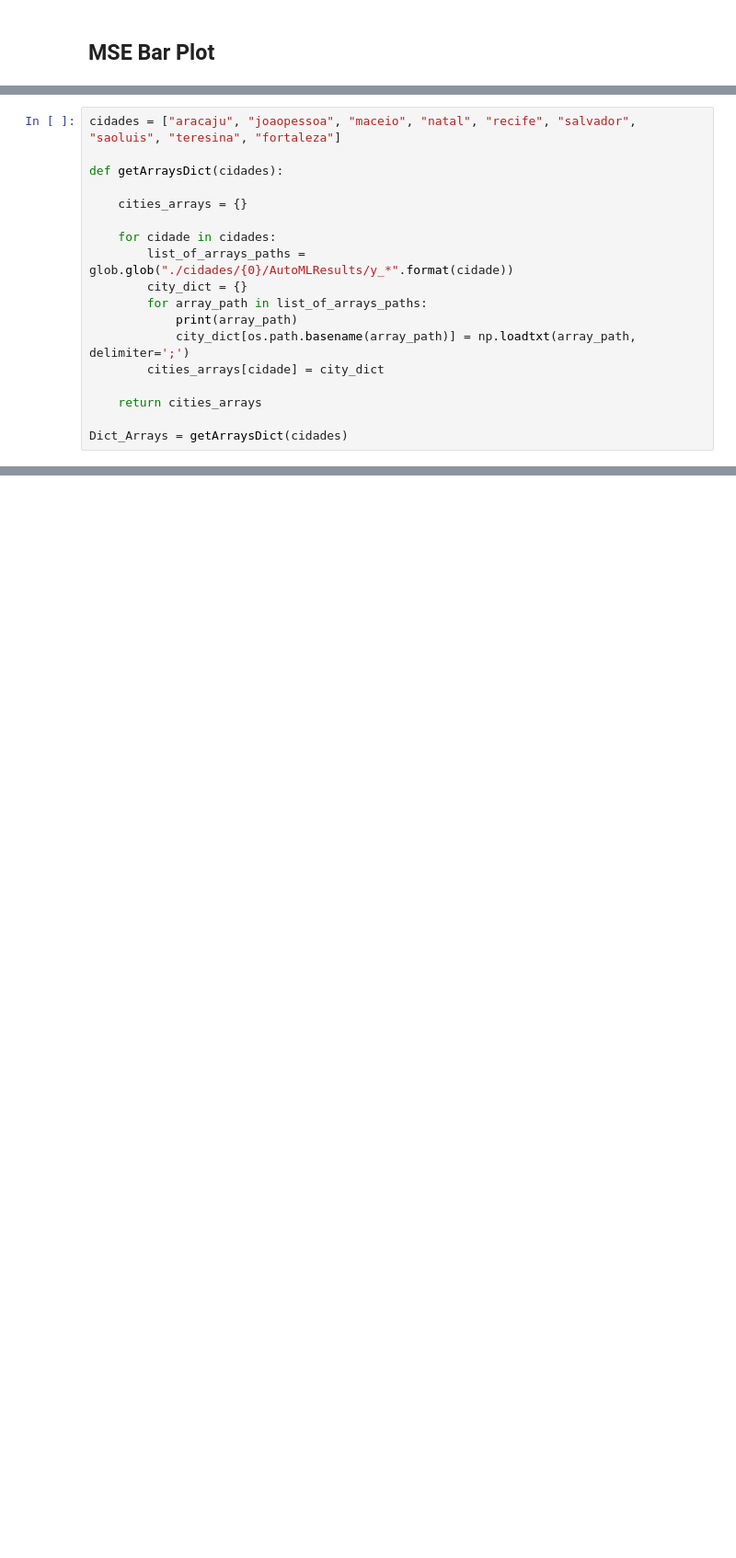
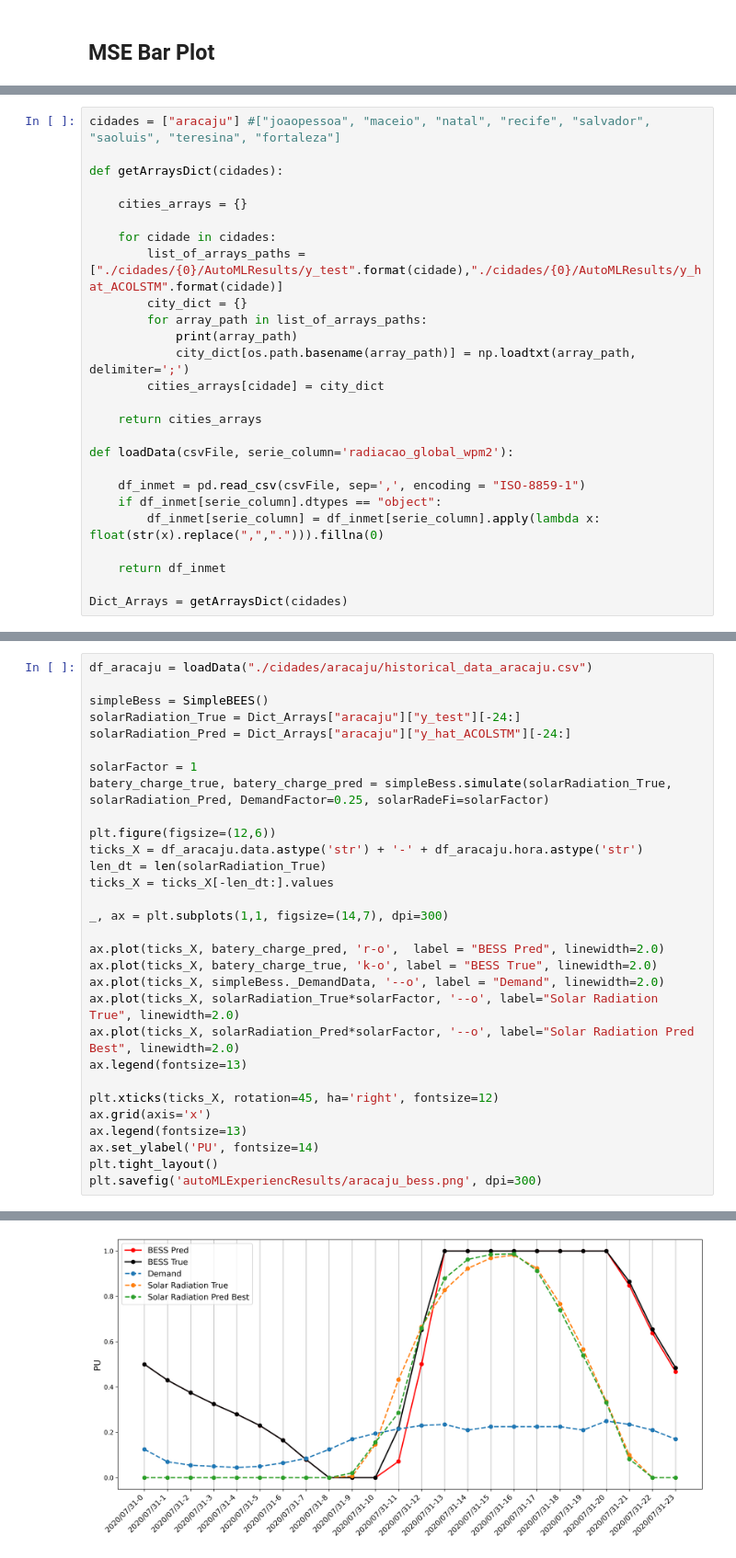
Before and after one commit to hugoabreu1002/PVIA_research, a Jupyter notebook: AnaliseResultadosAutoMls.ipynb, the cells around one changed output, grey strips where cells are left out. Shown at 92% size. Cells and saved outputs as stored; diff of their text form; blank space fills up the shorter version.

```diff
--- a/AnaliseResultadosAutoMls.ipynb
+++ b/AnaliseResultadosAutoMls.ipynb
@@ -131,12 +140,12 @@ plt.savefig('autoMLExperiencResults/barplot_mse.png', dpi=300)
 # %%
-cidades = ["aracaju", "joaopessoa", "maceio", "natal", "recife", "salvador", "saoluis", "teresina", "fortaleza"]
+cidades = ["aracaju"] #["joaopessoa", "maceio", "natal", "recife", "salvador", "saoluis", "teresina", "fortaleza"]
 
 def getArraysDict(cidades):
 
     cities_arrays = {}
 
     for cidade in cidades:
-        list_of_arrays_paths = glob.glob("./cidades/{0}/AutoMLResults/y_*".format(cidade))
+        list_of_arrays_paths = ["./cidades/{0}/AutoMLResults/y_test".format(cidade),"./cidades/{0}/AutoMLResults/y_hat_ACOLSTM".format(cidade)]
         city_dict = {}
         for array_path in list_of_arrays_paths:
             print(array_path)
@@ -145,5 +154,13 @@ def getArraysDict(cidades):
 
     return cities_arrays
 
+def loadData(csvFile, serie_column='radiacao_global_wpm2'):
+
+    df_inmet = pd.read_csv(csvFile, sep=',', encoding = "ISO-8859-1")
+    if df_inmet[serie_column].dtypes == "object":
+        df_inmet[serie_column] = df_inmet[serie_column].apply(lambda x: float(str(x).replace(",","."))).fillna(0)
+
+    return df_inmet
+
 Dict_Arrays = getArraysDict(cidades)
 # %% [output]
@@ -186,0 +187,31 @@ Dict_Arrays
+# %%
+df_aracaju = loadData("./cidades/aracaju/historical_data_aracaju.csv")
+
+simpleBess = SimpleBEES()
+solarRadiation_True = Dict_Arrays["aracaju"]["y_test"][-24:]
+solarRadiation_Pred = Dict_Arrays["aracaju"]["y_hat_ACOLSTM"][-24:]
+
+solarFactor = 1
+batery_charge_true, batery_charge_pred = simpleBess.simulate(solarRadiation_True, solarRadiation_Pred, DemandFactor=0.25, solarRadeFi=solarFactor)
+
+plt.figure(figsize=(12,6))
+ticks_X = df_aracaju.data.astype('str') + '-' + df_aracaju.hora.astype('str')
+len_dt = len(solarRadiation_True)
+ticks_X = ticks_X[-len_dt:].values
+
+_, ax = plt.subplots(1,1, figsize=(14,7), dpi=300)
+
+ax.plot(ticks_X, batery_charge_pred, 'r-o',  label = "BESS Pred", linewidth=2.0)
+ax.plot(ticks_X, batery_charge_true, 'k-o', label = "BESS True", linewidth=2.0)
+ax.plot(ticks_X, simpleBess._DemandData, '--o', label = "Demand", linewidth=2.0)
+ax.plot(ticks_X, solarRadiation_True*solarFactor, '--o', label="Solar Radiation True", linewidth=2.0)
+ax.plot(ticks_X, solarRadiation_Pred*solarFactor, '--o', label="Solar Radiation Pred Best", linewidth=2.0)
+ax.legend(fontsize=13)
+
+plt.xticks(ticks_X, rotation=45, ha='right', fontsize=12)
+ax.grid(axis='x')
+ax.legend(fontsize=13)
+ax.set_ylabel('PU', fontsize=14)
+plt.tight_layout()
+plt.savefig('autoMLExperiencResults/aracaju_bess.png', dpi=300)
+# %% [output]
@@ -186,0 +219 @@ Dict_Arrays
+[figure, added]
```
Also changed, not shown: parts of 8 cells of this notebook, 6 other files.
